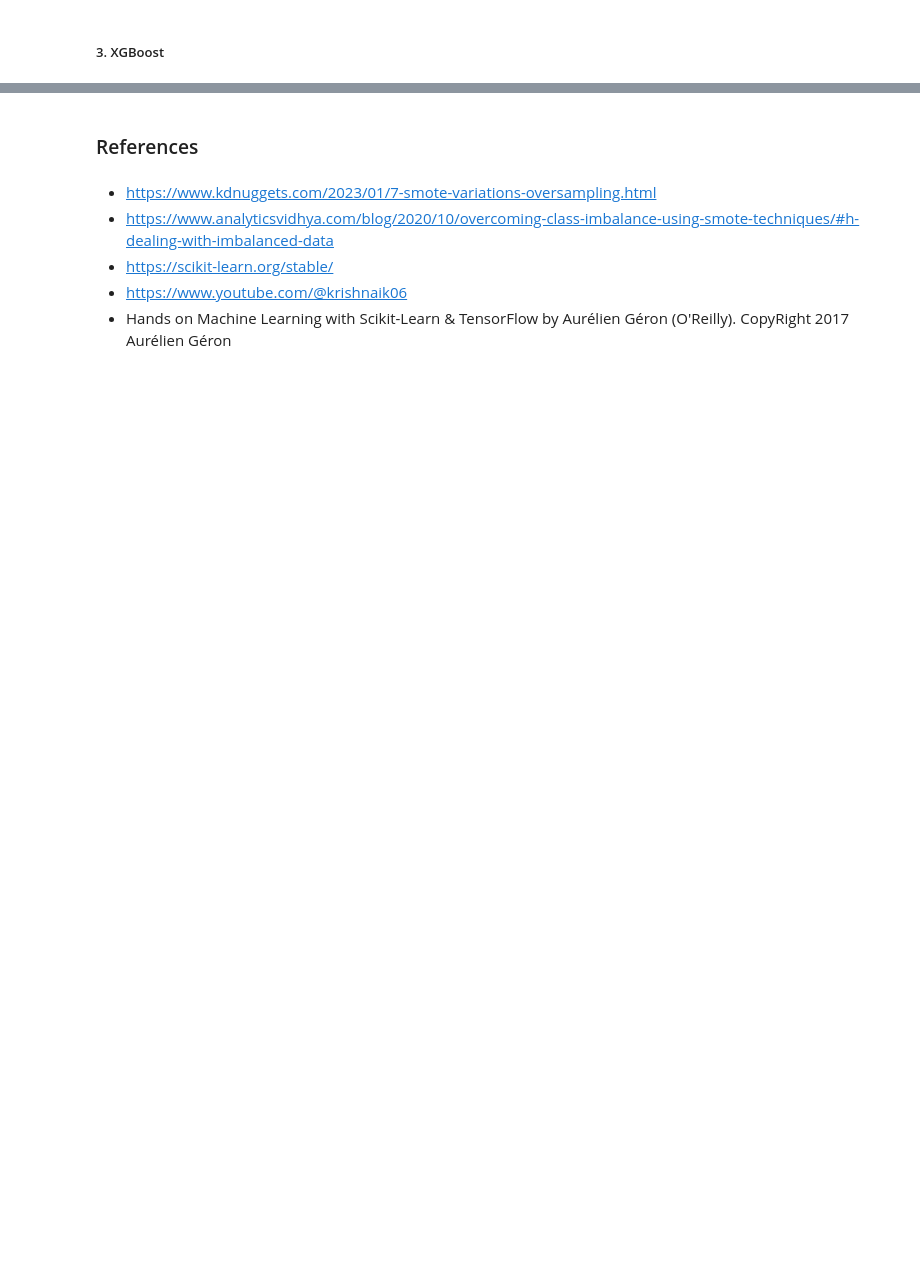
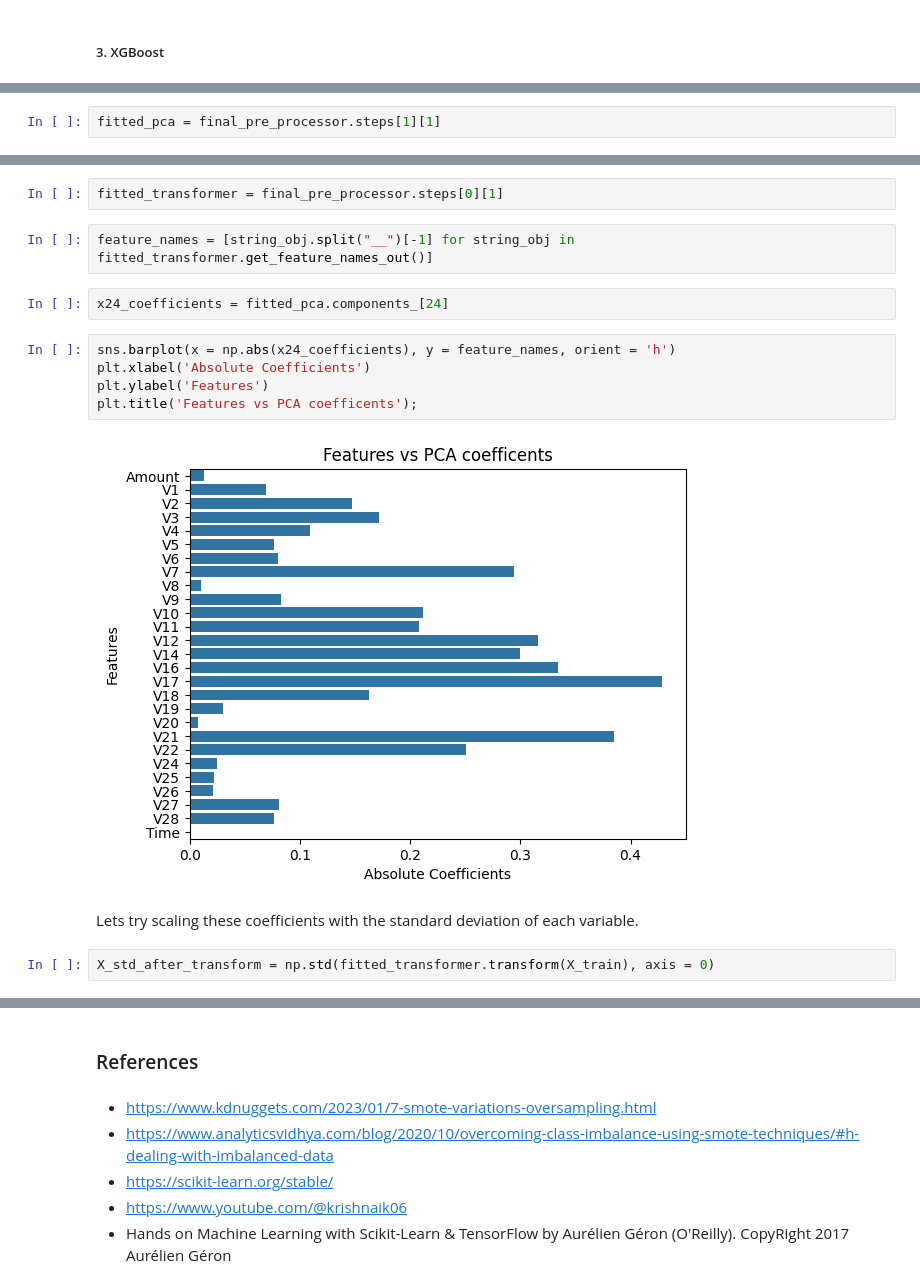
Before and after one commit to Sharma-Ayush/Credit-Card-Fraud-Detection, a Jupyter notebook: notebook/Predictive_Modeling.ipynb, the cells around one changed output, grey strips where cells are left out. Drawn from its saved outputs; the diff is of its cells as text; blank space fills up the shorter version.

```diff
--- a/notebook/Predictive_Modeling.ipynb
+++ b/notebook/Predictive_Modeling.ipynb
@@ -1054,0 +1124,2 @@ As expected, the layers that the model needed is not too much but still the mode
+# %%
+fitted_pca = final_pre_processor.steps[1][1]
@@ -1054,0 +1138,17 @@ As expected, the layers that the model needed is not too much but still the mode
+# %%
+fitted_transformer = final_pre_processor.steps[0][1]
+# %%
+feature_names = [string_obj.split("__")[-1] for string_obj in fitted_transformer.get_feature_names_out()]
+# %%
+x24_coefficients = fitted_pca.components_[24]
+# %%
+sns.barplot(x = np.abs(x24_coefficients), y = feature_names, orient = 'h')
+plt.xlabel('Absolute Coefficients')
+plt.ylabel('Features')
+plt.title('Features vs PCA coefficents');
+# %% [output]
+[figure, added]
+# %% [markdown]
+Lets try scaling these coefficients with the standard deviation of each variable.
+# %%
+X_std_after_transform = np.std(fitted_transformer.transform(X_train), axis = 0)
```
Also changed, not shown: parts of 157 cells of this notebook.
